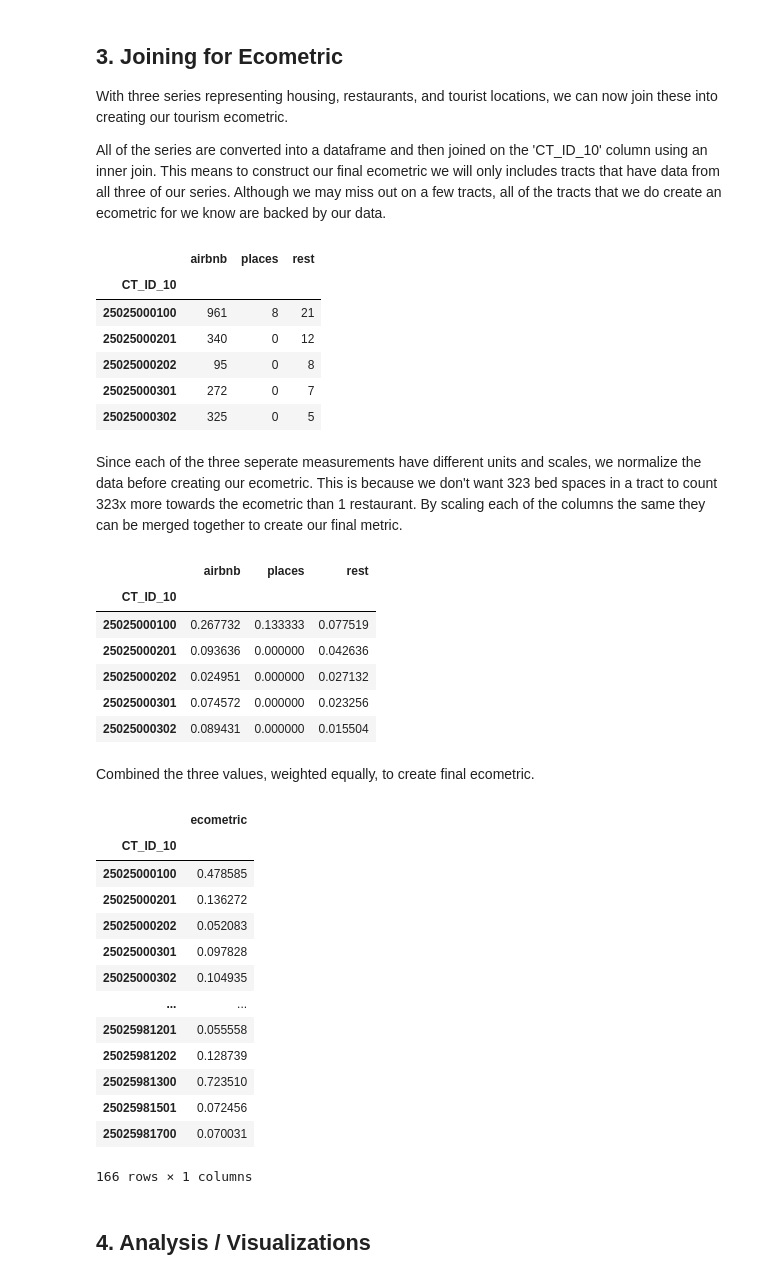
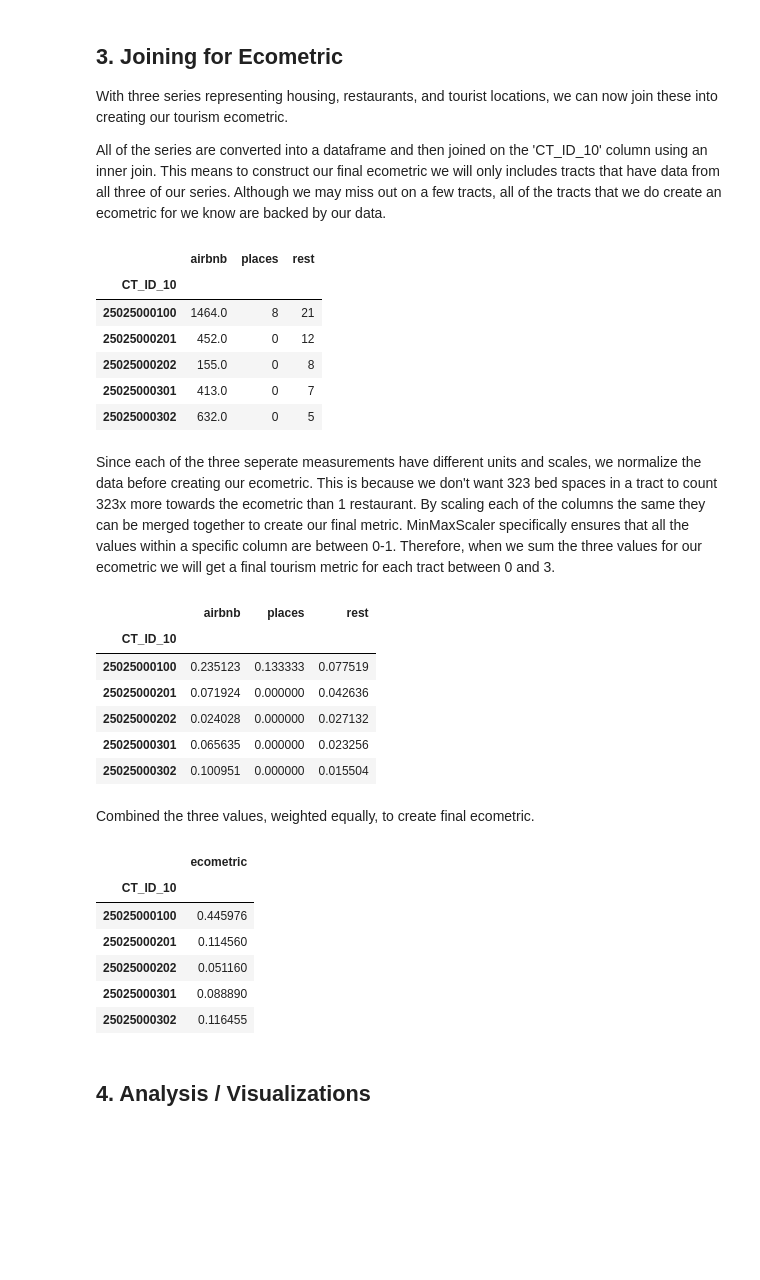
Before and after one commit to pickdani/miniproject-2, a Jupyter notebook: Mini-Project2-Group7.ipynb, the cells around one changed output. Cells and saved outputs as stored; diff of their text form; code cells hidden in the pictures; blank space fills up the shorter version.

```diff
--- a/Mini-Project2-Group7.ipynb
+++ b/Mini-Project2-Group7.ipynb
@@ -157,5 +162,5 @@ We create a series grouped by each tract where the value associated with that tr
 # %%
-bnb_count = airbnb_df.groupby(by=['CT_ID_10']).count()['name']
+bnb_count = airbnb_df.groupby(by=['CT_ID_10']).sum()['beds']
 bnb_count = bnb_count.rename("counts")
 bnb_count
 # %% [output]
@@ -229,17 +234,14 @@ combined_df.head()
 # %% [output]
 |  | airbnb | places | rest |
 | CT_ID_10 |  |  |  |
-| 25025000100 | 961 | 8 | 21 |
-| 25025000201 | 340 | 0 | 12 |
-| 25025000202 | 95 | 0 | 8 |
-| 25025000301 | 272 | 0 | 7 |
-| 25025000302 | 325 | 0 | 5 |
+| 25025000100 | 1464.0 | 8 | 21 |
+| 25025000201 | 452.0 | 0 | 12 |
+| 25025000202 | 155.0 | 0 | 8 |
+| 25025000301 | 413.0 | 0 | 7 |
+| 25025000302 | 632.0 | 0 | 5 |
 # %% [markdown]
-Since each of the three seperate measurements have different units and scales, we normalize the data before creating our ecometric. This is because we don't want 323 bed spaces in a tract to count 323x more towards the ecometric than 1 restaurant. By scaling each of the columns the same they can be merged together to create our final metric.
+Since each of the three seperate measurements have different units and scales, we normalize the data before creating our ecometric. This is because we don't want 323 bed spaces in a tract to count 323x more towards the ecometric than 1 restaurant. By scaling each of the columns the same they can be merged together to create our final metric. MinMaxScaler specifically ensures that all the values within a specific column are between 0-1. Therefore, when we sum the three values for our ecometric we will get a final tourism metric for each tract between 0 and 3.
 # %%
-from sklearn.preprocessing import MinMaxScaler
-
-# MinMaxScaler makes all values in a column scaled between 0-1
 scaler = MinMaxScaler()
 
 scaled_df = combined_df.copy()
@@ -253,35 +255,27 @@ scaled_df.head()
 # %% [output]
 |  | airbnb | places | rest |
 | CT_ID_10 |  |  |  |
-| 25025000100 | 0.267732 | 0.133333 | 0.077519 |
-| 25025000201 | 0.093636 | 0.000000 | 0.042636 |
-| 25025000202 | 0.024951 | 0.000000 | 0.027132 |
-| 25025000301 | 0.074572 | 0.000000 | 0.023256 |
-| 25025000302 | 0.089431 | 0.000000 | 0.015504 |
+| 25025000100 | 0.235123 | 0.133333 | 0.077519 |
+| 25025000201 | 0.071924 | 0.000000 | 0.042636 |
+| 25025000202 | 0.024028 | 0.000000 | 0.027132 |
+| 25025000301 | 0.065635 | 0.000000 | 0.023256 |
+| 25025000302 | 0.100951 | 0.000000 | 0.015504 |
 # %% [markdown]
 Combined the three values, weighted equally, to create final ecometric.
 # %%
-
-
 scaled_df['ecometric'] = \
 1 * scaled_df['airbnb'] +  1 * scaled_df['places'] + 1 * scaled_df['rest']
 
+# select only the ecometric column
 ecometric_df = scaled_df.filter(['ecometric'], axis=1)
-ecometric_df
+ecometric_df.head()
 # %% [output]
 |  | ecometric |
 | CT_ID_10 |  |
-| 25025000100 | 0.478585 |
-| 25025000201 | 0.136272 |
-| 25025000202 | 0.052083 |
-| 25025000301 | 0.097828 |
-| 25025000302 | 0.104935 |
-| ... | ... |
-| 25025981201 | 0.055558 |
-| 25025981202 | 0.128739 |
-| 25025981300 | 0.723510 |
-| 25025981501 | 0.072456 |
-| 25025981700 | 0.070031 |
+| 25025000100 | 0.445976 |
+| 25025000201 | 0.114560 |
+| 25025000202 | 0.051160 |
+| 25025000301 | 0.088890 |
+| 25025000302 | 0.116455 |
-166 rows × 1 columns
 # %% [markdown]
 ## 4. Analysis / Visualizations
```
Also changed, not shown: parts of 22 cells of this notebook, 1 other file.
